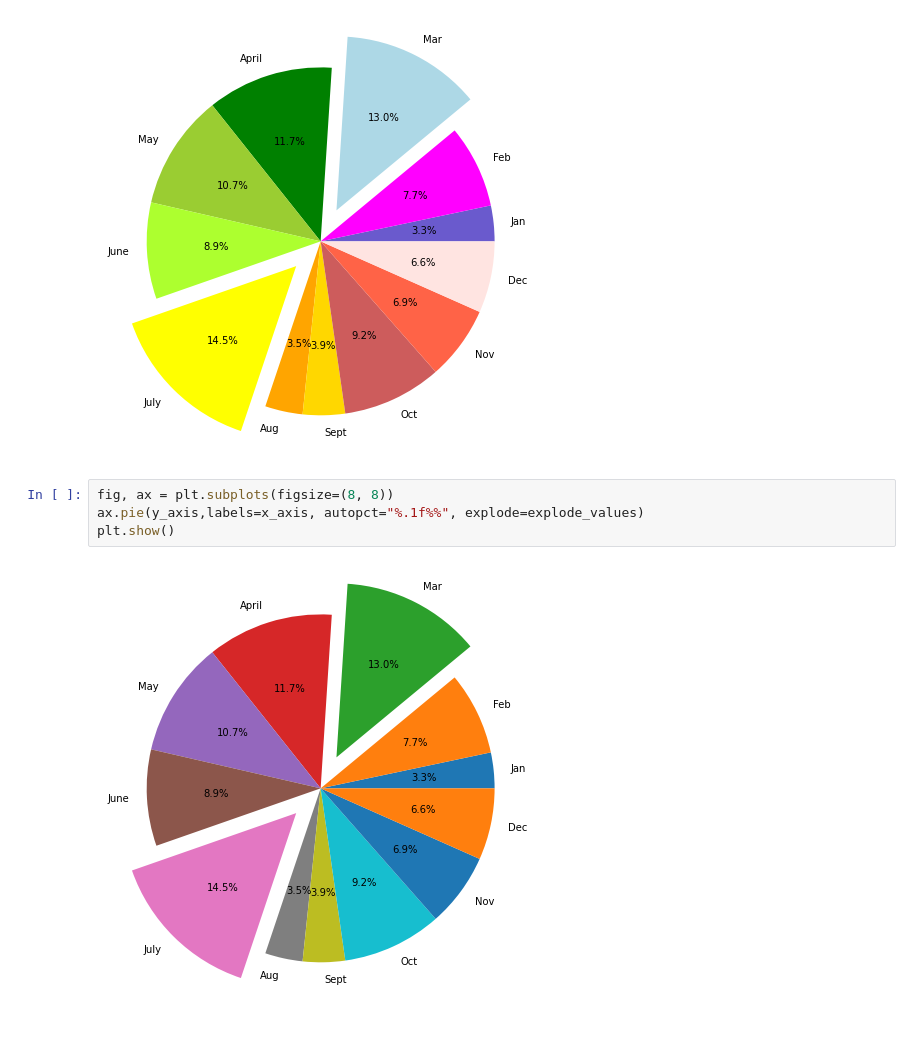
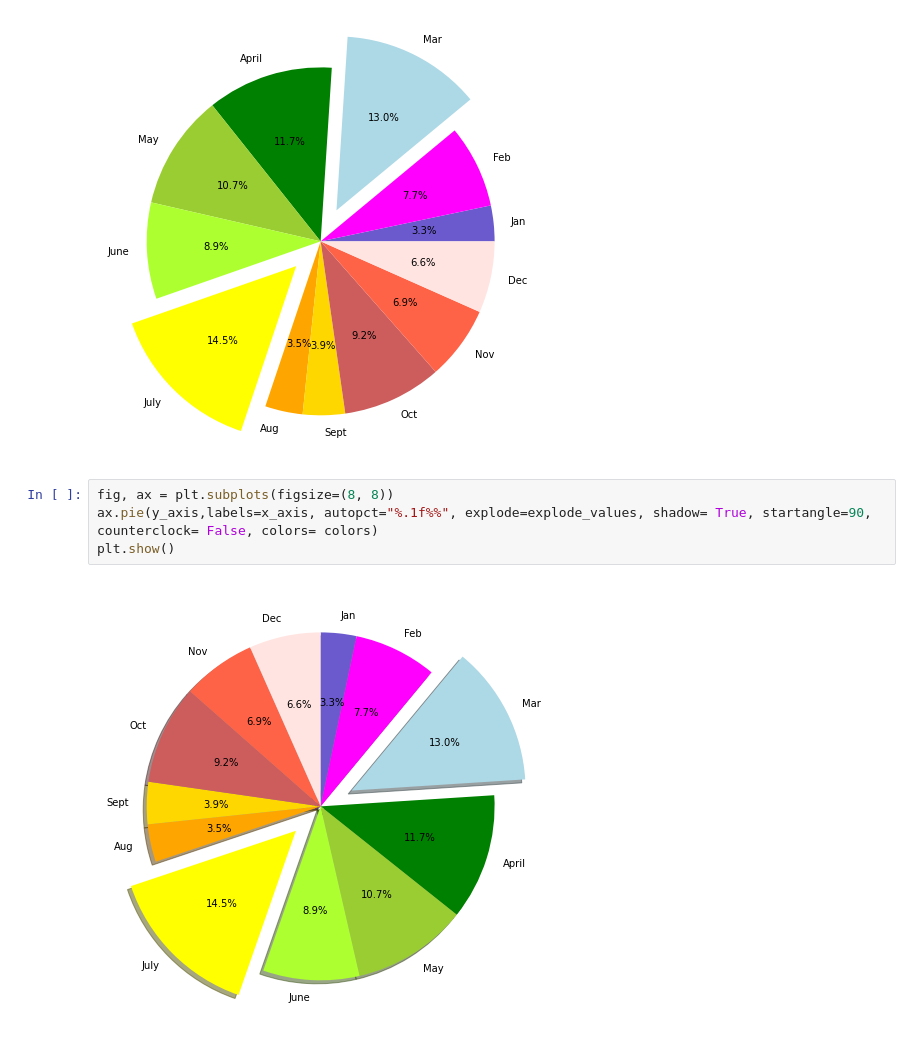
Before and after one commit to JJRJR/PyBer_Analysis, a Jupyter notebook: matplotlib_practice.ipynb, the cells around one changed output. Drawn from its saved outputs; the diff is of its cells as text.

```diff
--- a/matplotlib_practice.ipynb
+++ b/matplotlib_practice.ipynb
@@ -387,7 +387,7 @@ plt.show()
 [figure]
 # %%
 fig, ax = plt.subplots(figsize=(8, 8))
-ax.pie(y_axis,labels=x_axis, autopct="%.1f%%", explode=explode_values)
+ax.pie(y_axis,labels=x_axis, autopct="%.1f%%", explode=explode_values, shadow= True, startangle=90, counterclock= False, colors= colors)
 plt.show()
 # %% [output]
-[figure, old version]
+[figure, new version]
```
Also changed, not shown: 1 other file.
